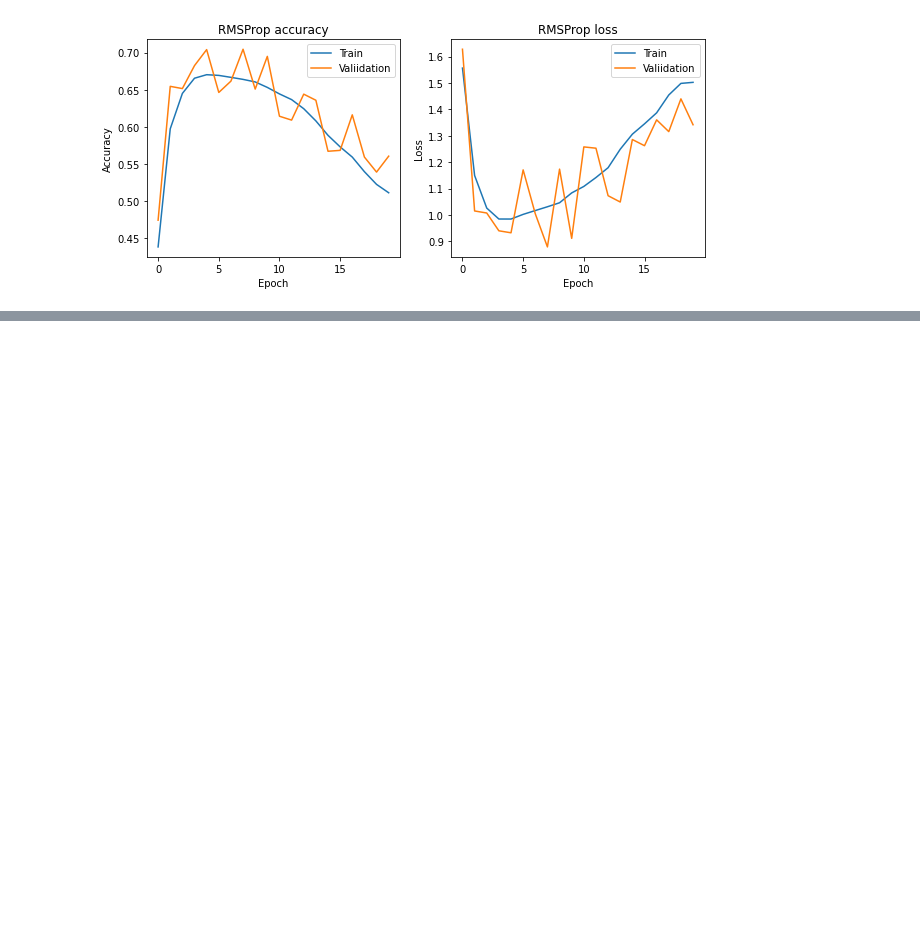
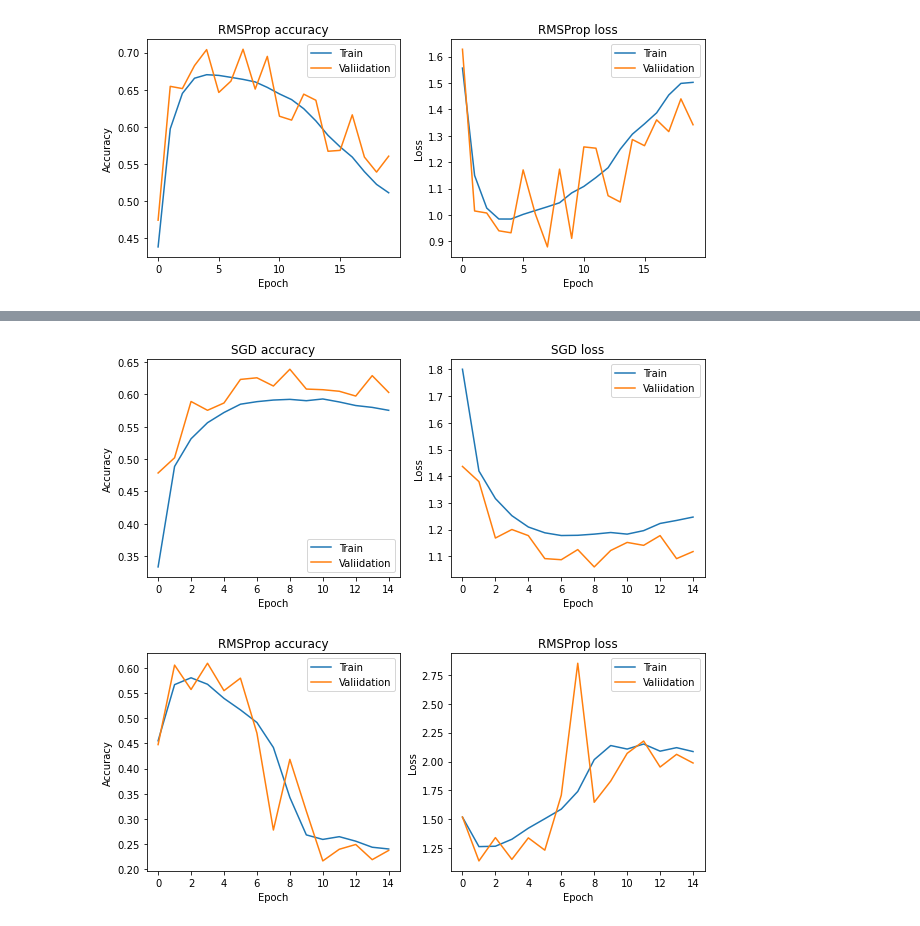
Before and after one commit to Halesu/4th-ML100Days, a Jupyter notebook: homework/Day_076_optimizer_HW.ipynb, the cells around one changed output, grey strips where cells are left out. Saved outputs shown, nothing was run; the diff lists cells and outputs as text; code cells hidden in the pictures; blank space fills up the shorter version.

```diff
--- a/homework/Day_076_optimizer_HW.ipynb
+++ b/homework/Day_076_optimizer_HW.ipynb
@@ -261,3 +254,14 @@ for i, name in zip([0,1], ["SGD","RMSProp"]):
 # %% [output]
 [figure]
 [figure]
+# %%
+batch_size = 16
+epochs = 15
+# %%
+history = []
+for model in [model_SGD, model_RMS]:
+    history.append(model.fit(x_train, y_train,
+                  batch_size=batch_size,
+                  epochs=epochs,
+                  validation_data=(x_test, y_test),
+                  shuffle=True))
@@ -263,0 +286,24 @@ for i, name in zip([0,1], ["SGD","RMSProp"]):
+# %%
+for i, name in zip([0,1], ["SGD","RMSProp"]):
+    plt.figure(figsize=(10,4))
+    plt.subplot(121)
+    # Plot training & validation accuracy values
+    plt.plot(history[i].history['accuracy'])
+    plt.plot(history[i].history['val_accuracy'])
+    plt.title('%s accuracy' % (name))
+    plt.ylabel('Accuracy')
+    plt.xlabel('Epoch')
+    plt.legend(['Train', 'Valiidation'], loc='best')
+    #plt.show()
+    plt.subplot(122)
+    # Plot training & validation loss values
+    plt.plot(history[i].history['loss'])
+    plt.plot(history[i].history['val_loss'])
+    plt.title('%s loss' % (name))
+    plt.ylabel('Loss')
+    plt.xlabel('Epoch')
+    plt.legend(['Train', 'Valiidation'], loc='best')
+    plt.show()
+# %% [output]
+[figure, added]
+[figure, added]
```
Also changed, not shown: parts of 4 cells of this notebook, 4 other files.
